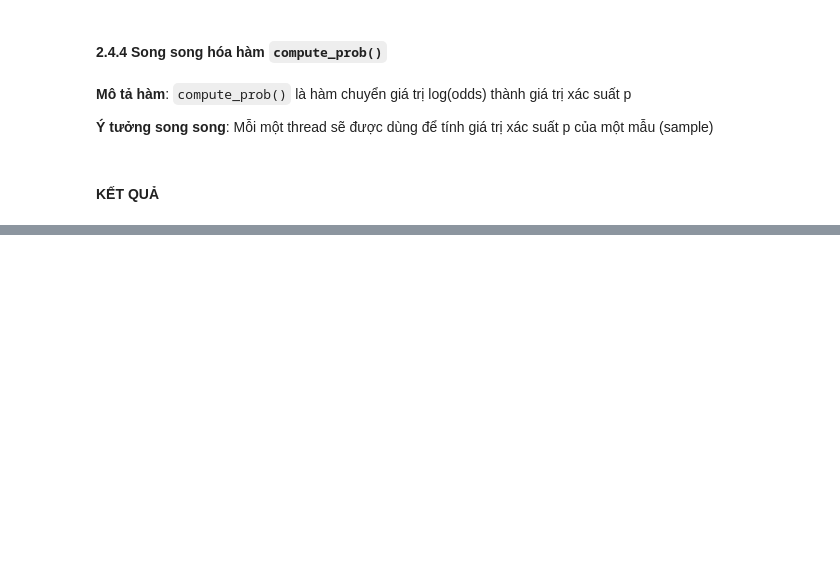
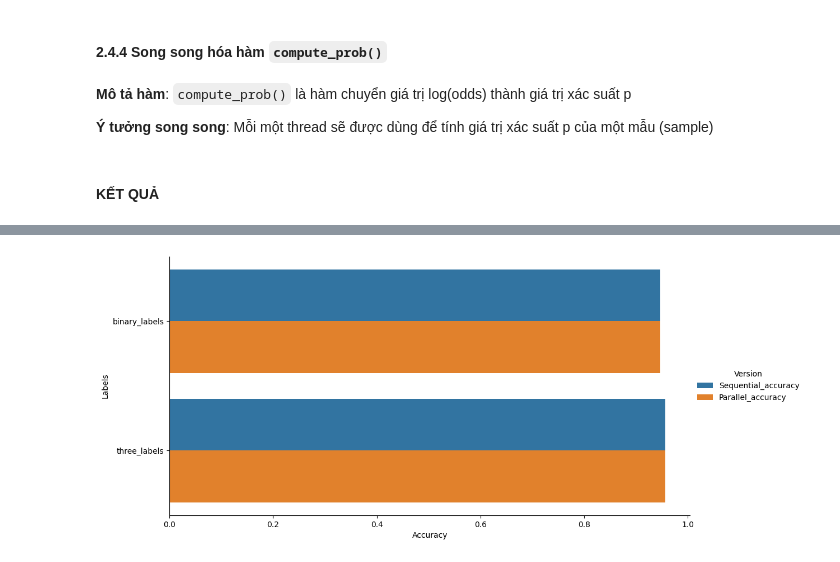
Before and after one commit to NhatPhuong2106/Applied_Parallel_Programming, a Jupyter notebook: report/Final_Report.ipynb, the cells around one changed output, grey strips where cells are left out. Drawn from its saved outputs; the diff is of its cells as text; code cells hidden in the pictures; blank space fills up the shorter version.

```diff
--- a/report/Final_Report.ipynb
+++ b/report/Final_Report.ipynb
@@ -146,3 +146,7 @@ Kết hợp với `np.argmax()` của thư viện numpy để tìm được giá
 **Ý tưởng song song**: Mỗi một thread sẽ được dùng để tính giá trị xác suất p của một mẫu (sample)
 # %% [markdown]
 #### KẾT QUẢ
+# %%
+result_df = pd.read_csv("../xgboost/result.csv")
+col_name = [a for a in result_df.columns if a.find('Optimize') == -1]
+result_df[col_name].iloc[[0, 1]]
@@ -148,0 +157,13 @@ Kết hợp với `np.argmax()` của thư viện numpy để tìm được giá
+# %%
+import seaborn as sns
+import matplotlib.pyplot as plt
+
+acc_df = result_df[['Labels', 'Sequential_accuracy', 'Parallel_accuracy']].iloc[[0, 1]]
+acc_df = pd.melt(acc_df, id_vars = 'Labels', var_name = 'Version', value_name= 'Accuracy')
+
+plt.figure(figsize=(12, 6))
+ax = sns.barplot(x = 'Accuracy', y = 'Labels', hue = 'Version', data = acc_df)
+ax.spines[['top', 'right']].set_visible(False)
+sns.move_legend(ax, bbox_to_anchor = (1, 0.5), loc = 'center left', frameon = False)
+# %% [output]
+[figure, added]
```
Also changed, not shown: parts of 6 cells of this notebook.
